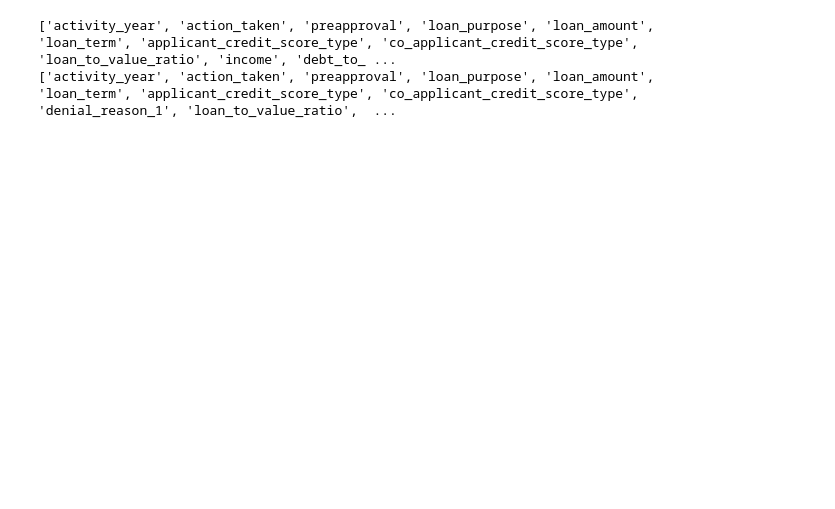
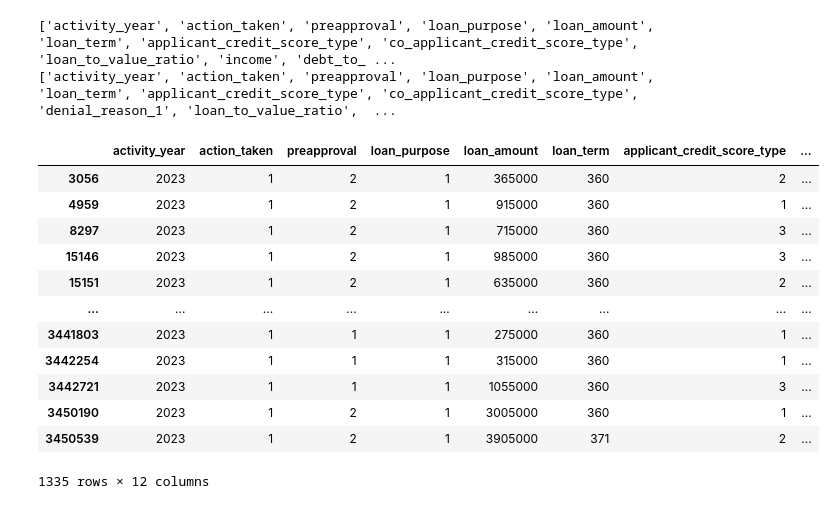
Before and after one commit to SaulSRod/loan_pred, a Jupyter notebook: src/ETL/ingestion/data_test.ipynb, the cells around one changed output. Drawn from its saved outputs; the diff is of its cells as text; code cells hidden in the pictures; blank space fills up the shorter version.

```diff
--- a/src/ETL/ingestion/data_test.ipynb
+++ b/src/ETL/ingestion/data_test.ipynb
@@ -427,3 +447,19 @@ print(cr_col)
 # %% [output]
 ['activity_year', 'action_taken', 'preapproval', 'loan_purpose', 'loan_amount', 'loan_term', 'applicant_credit_score_type', 'co_applicant_credit_score_type', 'loan_to_value_ratio', 'income', 'debt_to_ ...
 ['activity_year', 'action_taken', 'preapproval', 'loan_purpose', 'loan_amount', 'loan_term', 'applicant_credit_score_type', 'co_applicant_credit_score_type', 'denial_reason_1', 'loan_to_value_ratio',  ...
+# %%
+cc.loc[cc['income'] > 5000000]
+# %% [output]
+|  | activity_year | action_taken | preapproval | loan_purpose | loan_amount | loan_term | applicant_credit_score_type | ... |
+| 3056 | 2023 | 1 | 2 | 1 | 365000 | 360 | 2 | ... |
+| 4959 | 2023 | 1 | 2 | 1 | 915000 | 360 | 1 | ... |
+| 8297 | 2023 | 1 | 2 | 1 | 715000 | 360 | 3 | ... |
+| 15146 | 2023 | 1 | 2 | 1 | 985000 | 360 | 3 | ... |
+| 15151 | 2023 | 1 | 2 | 1 | 635000 | 360 | 2 | ... |
+| ... | ... | ... | ... | ... | ... | ... | ... | ... |
+| 3441803 | 2023 | 1 | 1 | 1 | 275000 | 360 | 1 | ... |
+| 3442254 | 2023 | 1 | 1 | 1 | 315000 | 360 | 1 | ... |
+| 3442721 | 2023 | 1 | 1 | 1 | 1055000 | 360 | 3 | ... |
+| 3450190 | 2023 | 1 | 2 | 1 | 3005000 | 360 | 1 | ... |
+| 3450539 | 2023 | 1 | 2 | 1 | 3905000 | 371 | 2 | ... |
+1335 rows × 12 columns
```
Also changed, not shown: parts of 1 cell of this notebook, 1 other file.
